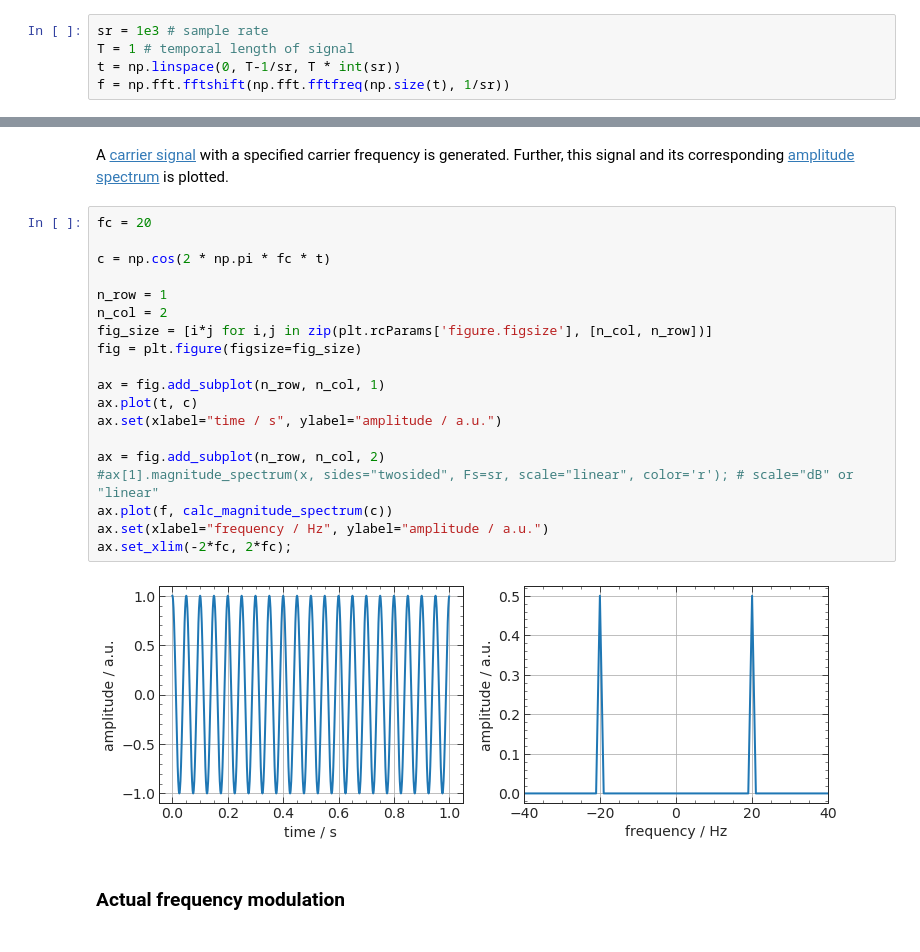
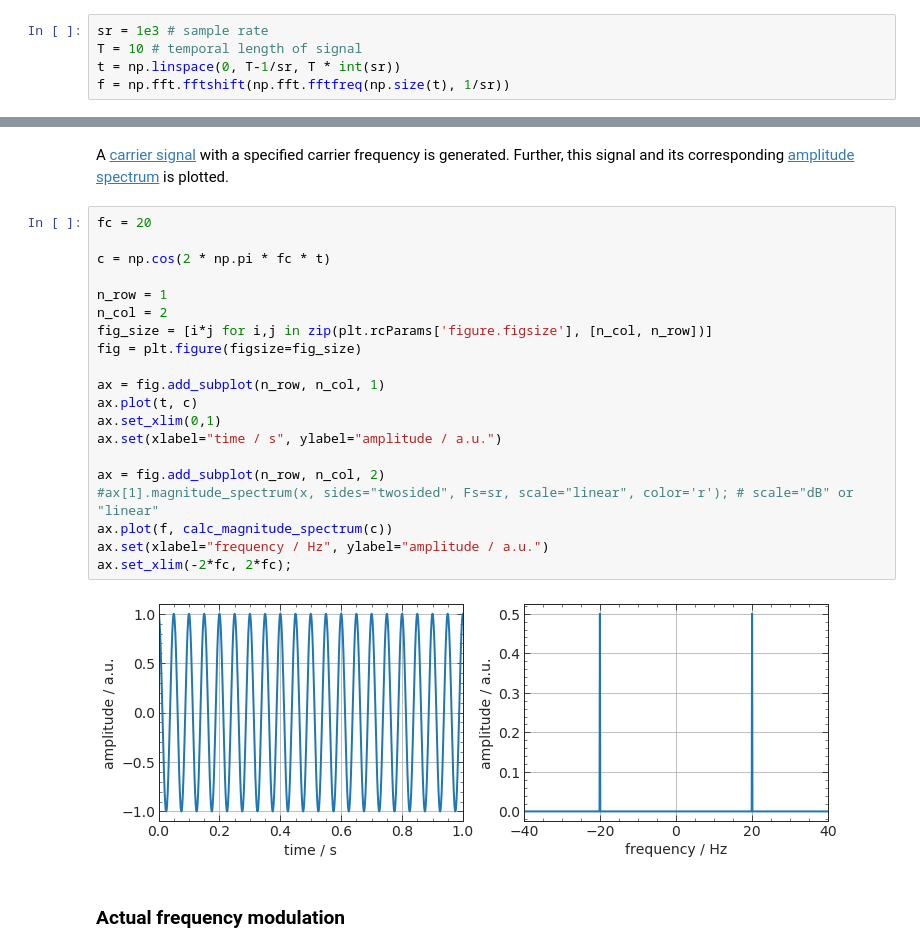
Before and after one commit to htw-ikt-noelle/Uebertragungsverfahren, a Jupyter notebook: frequency_modulation.ipynb, the cells around one changed output, grey strips where cells are left out. Drawn from its saved outputs; the diff is of its cells as text.

Commit message:
added different information signals enhanced frequency resolution of spectra

```diff
--- a/frequency_modulation.ipynb
+++ b/frequency_modulation.ipynb
@@ -19,7 +19,7 @@ plt.style.use('noelle.mplstyle')
 Basic parameters like sample rate, tmporal length of the signal, time axis and frequency axis are defined. Further, also a frequently used function is defined.
 # %%
 sr = 1e3 # sample rate
-T = 1 # temporal length of signal
+T = 10 # temporal length of signal
 t = np.linspace(0, T-1/sr, T * int(sr))
 f = np.fft.fftshift(np.fft.fftfreq(np.size(t), 1/sr))
 # %%
@@ -71,24 +74,25 @@ A [carrier signal](https://en.wikipedia.org/wiki/Carrier_wave) with a specified
 # %%
 fc = 20
 
 c = np.cos(2 * np.pi * fc * t)
 
 n_row = 1
 n_col = 2
 fig_size = [i*j for i,j in zip(plt.rcParams['figure.figsize'], [n_col, n_row])]
 fig = plt.figure(figsize=fig_size)
 
 ax = fig.add_subplot(n_row, n_col, 1)
 ax.plot(t, c)
+ax.set_xlim(0,1)
 ax.set(xlabel="time / s", ylabel="amplitude / a.u.")
 
 ax = fig.add_subplot(n_row, n_col, 2)
 #ax[1].magnitude_spectrum(x, sides="twosided", Fs=sr, scale="linear", color='r'); # scale="dB" or "linear"
 ax.plot(f, calc_magnitude_spectrum(c))
 ax.set(xlabel="frequency / Hz", ylabel="amplitude / a.u.")
 ax.set_xlim(-2*fc, 2*fc);
 # %% [output]
-[figure, old version]
+[figure, new version]
 # %% [markdown]
 ### Actual frequency modulation
 # %% [markdown]
```
Also changed, not shown: parts of 2 cells of this notebook.
